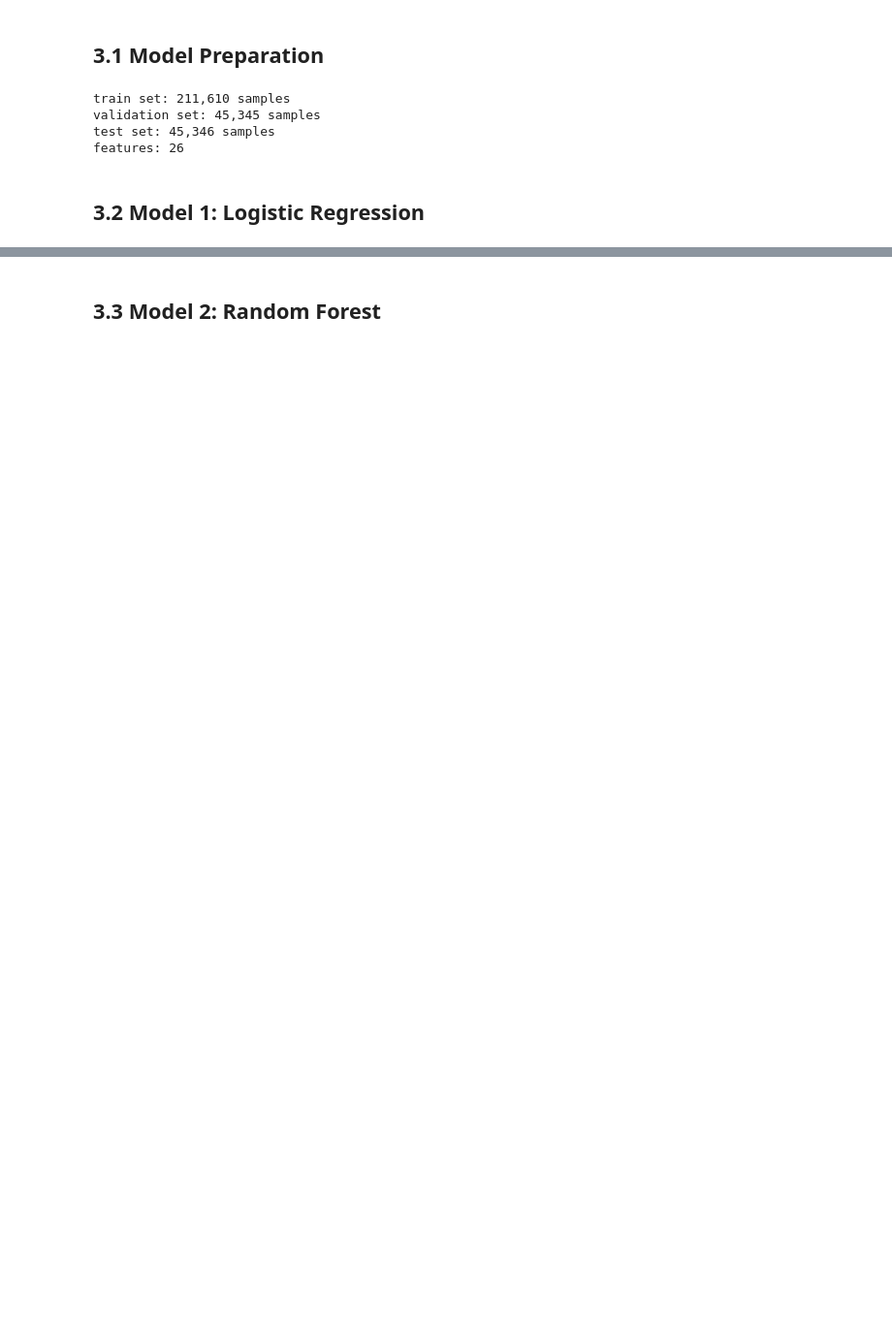
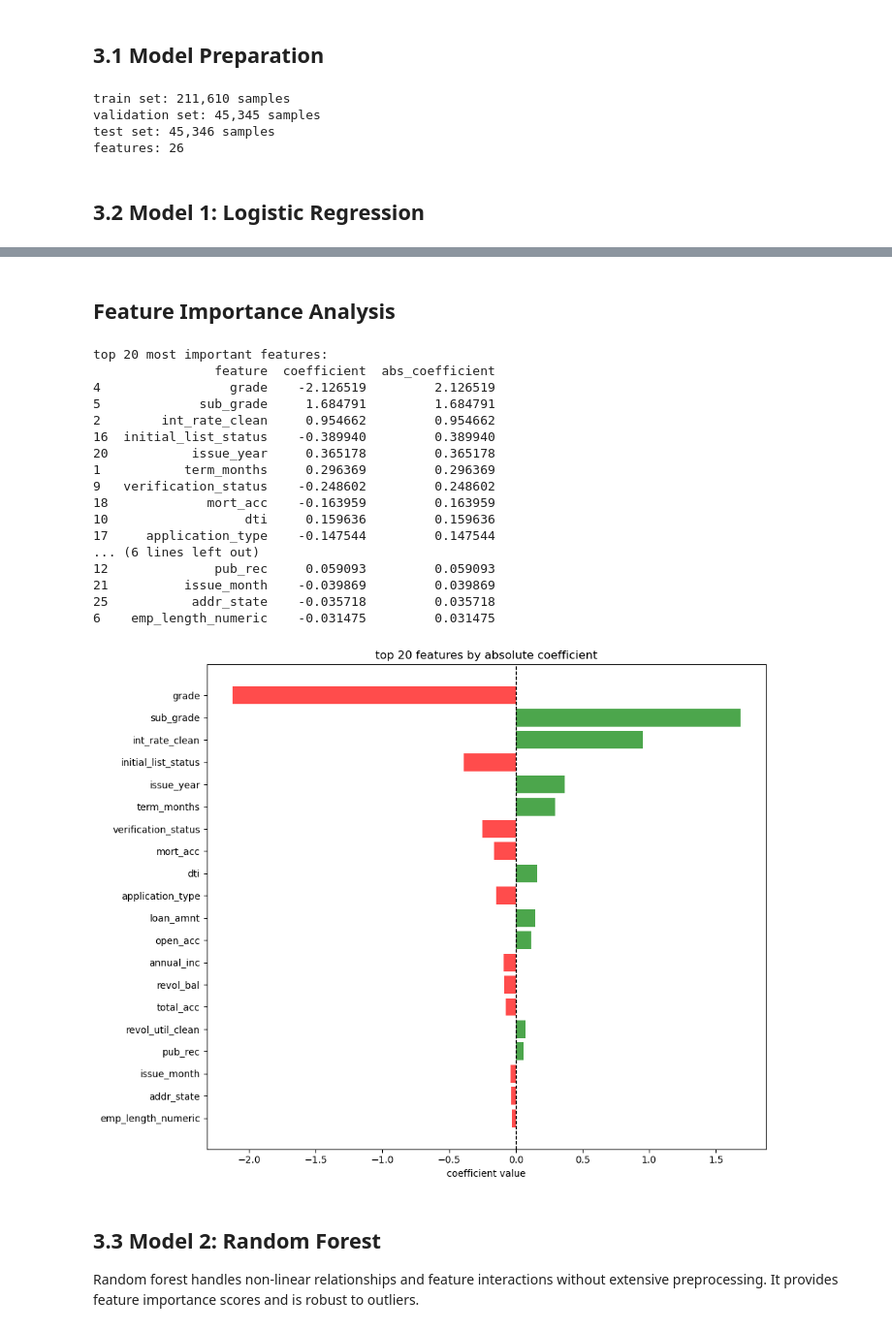
Before and after one commit to chenching0228/credit-risk-prediction-1, a Jupyter notebook: notebooks/modelling.ipynb, the cells around one changed output, grey strips where cells are left out. Shown at 97% size. Saved outputs shown, nothing was run; the diff lists cells and outputs as text; code cells hidden in the pictures; blank space fills up the shorter version.

```diff
--- a/notebooks/modelling.ipynb
+++ b/notebooks/modelling.ipynb
@@ -16,6 +16,8 @@ import time
 import pandas as pd
 import numpy as np
 from typing import Tuple
+import matplotlib.pyplot as plt
+import seaborn as sns
 
 # set random seed for reproducibility
 SEED = 2025
@@ -59,6 +61,13 @@ def prepare_modelling_data(df: pd.DataFrame, target: str = 'target') -> Tuple:
 
     feature_names = X.columns.tolist()
 
+    # Set your upper and lower bounds
+    lower_bound = -1e6
+    upper_bound = 1e6
+
+    # Apply across all numeric columns
+    X = X.clip(lower=lower_bound, upper=upper_bound)
+
     # split data: 70% train, 15% validation, 15% test
     X_train, X_temp, y_train, y_temp = train_test_split(
         X, y, test_size=0.30, stratify=y, random_state=SEED
@@ -227,5 +248,62 @@ ValueError: Input X contains infinity or a value too large for dtype('float64').
+# %% [markdown]
+## Feature Importance Analysis
+# %%
+def analyse_logistic_regression_coefficients(model, feature_names, top_n: int = 20):
+    """
+    analyse and visualise logistic regression coefficients
+
+    args:
+        model: trained logistic regression model
+        feature_names: list of feature names
+        top_n: number of top features to display
+    """
+    coefficients = pd.DataFrame({
+        'feature': feature_names,
+        'coefficient': model.coef_[0],
+        'abs_coefficient': np.abs(model.coef_[0])
+    }).sort_values('abs_coefficient', ascending=False)
+
+    print("\ntop 20 most important features:")
+    print(coefficients.head(20))
+
+    # visualise top features
+    top_features = coefficients.head(top_n)
+
+    fig, ax = plt.subplots(figsize=(10, 8))
+    colors = ['green' if x > 0 else 'red' for x in top_features['coefficient']]
+    ax.barh(range(len(top_features)), top_features['coefficient'], color=colors, alpha=0.7)
+    ax.set_yticks(range(len(top_features)))
+    ax.set_yticklabels(top_features['feature'])
+    ax.set_xlabel('coefficient value')
+    ax.set_title(f'top {top_n} features by absolute coefficient')
+    ax.axvline(x=0, color='black', linestyle='--', linewidth=1)
+    ax.invert_yaxis()
+    plt.tight_layout()
+    plt.show()
+
+analyse_logistic_regression_coefficients(lr_model, feature_names)
+# %% [output]
+top 20 most important features:
+                feature  coefficient  abs_coefficient
+4                 grade    -2.126519         2.126519
+5             sub_grade     1.684791         1.684791
+2        int_rate_clean     0.954662         0.954662
+16  initial_list_status    -0.389940         0.389940
+20           issue_year     0.365178         0.365178
+1           term_months     0.296369         0.296369
+9   verification_status    -0.248602         0.248602
+18             mort_acc    -0.163959         0.163959
+10                  dti     0.159636         0.159636
+17     application_type    -0.147544         0.147544
+... (6 lines left out)
+12              pub_rec     0.059093         0.059093
+21          issue_month    -0.039869         0.039869
+25           addr_state    -0.035718         0.035718
+6    emp_length_numeric    -0.031475         0.031475
+[figure, added]
 # %% [markdown]
 ## 3.3 Model 2: Random Forest
+Random forest handles non-linear relationships and feature interactions without extensive preprocessing. It provides feature importance scores and is robust to outliers.
 # %%
 def train_random_forest(X_train, y_train, X_val, y_val, use_smote: bool = False):
     """
```
Also changed, not shown: parts of 10 cells of this notebook.
